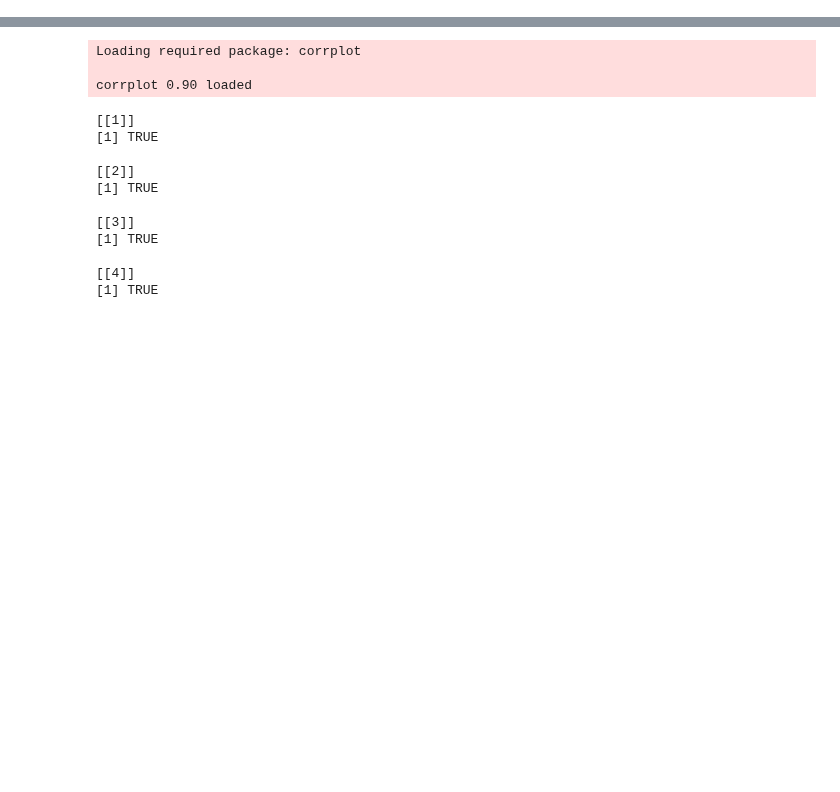
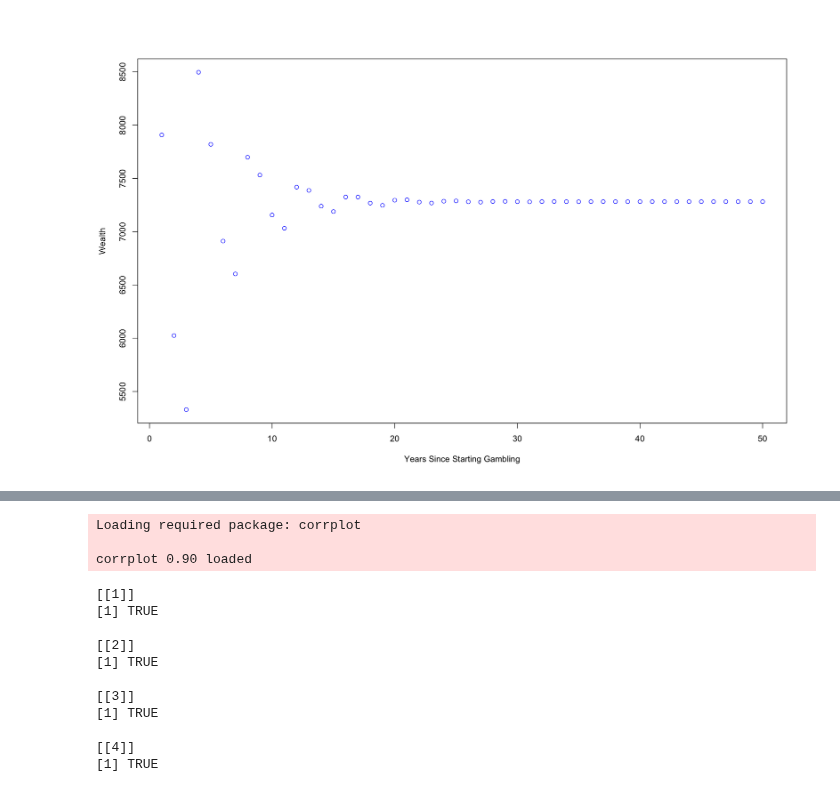
Before and after one commit to mindful-math/Stat_Notes, a Jupyter notebook: Time Series Filtering.ipynb, the cells around one changed output, grey strips where cells are left out. Drawn from its saved outputs; the diff is of its cells as text; code cells hidden in the pictures; blank space fills up the shorter version.

```diff
--- a/Time Series Filtering.ipynb
+++ b/Time Series Filtering.ipynb
@@ -6,0 +69,7 @@ The data set we will be working with is Texas county housing level data I scrape
+# %%
+F <- matrix(c(0.4, 0.2, 0.2, 0.5,
+              1.0, 0.0, 0.0, 0.0,
+              0.0, 1.0, 0.0, 0.0,
+              0.0, 0.0, 1.0, 0.0),
+            nrow = 4, ncol = 4, byrow = TRUE)
+eigen(F)
@@ -6,0 +100,33 @@ The data set we will be working with is Texas county housing level data I scrape
+# %%
+eigenvalues <- eigen(F)$values
+# changing the one that is greater than one to 0.5 as mentioned above
+eigenvalues[1] <- 0.5
+
+# function to return the T_1i * T_i1 entry
+magnitude <- function (t) {
+    terms <- c()
+    for (eigenvalue in eigenvalues) {
+        eigen_prod <- prod(eigenvalue - eigenvalues[! eigenvalues == eigenvalue])
+        term <- eigenvalue ^ (3 + t) / eigen_prod
+        terms <- c(terms, term)
+    }
+    return (sum(terms))
+}
+
+# now take geometric sum of terms
+geom_sum <- function (k) {
+    sum <- 10000
+    for (i in 1:k) {
+        sum <- sum + magnitude(i) * 10000
+    }
+    return (sum)
+}
+
+# plotting behavior of magnitude for varying t
+geom_results <- lapply(1:50, geom_sum)
+suppressWarnings(plot(x = 1:50,
+     y = geom_results,
+     xlab = 'Years Since Starting Gambling',
+     ylab = 'Wealth', col = 'blue'))
+# %% [output]
+[figure, added]
```
Also changed, not shown: parts of 17 cells of this notebook.
